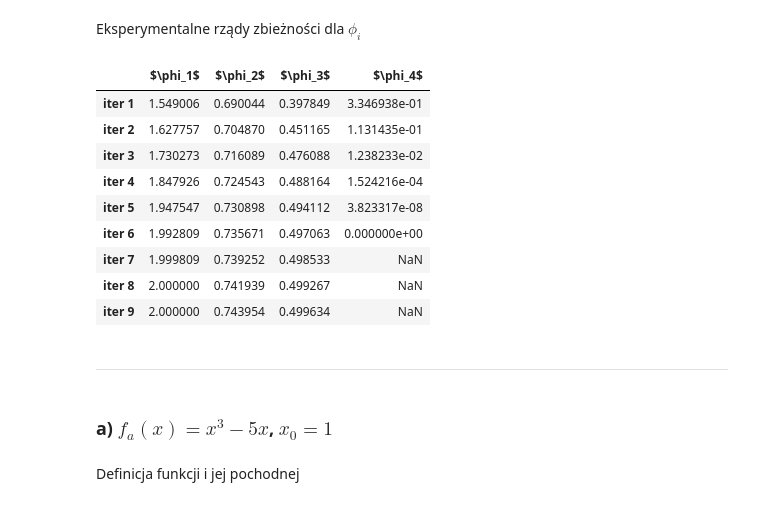
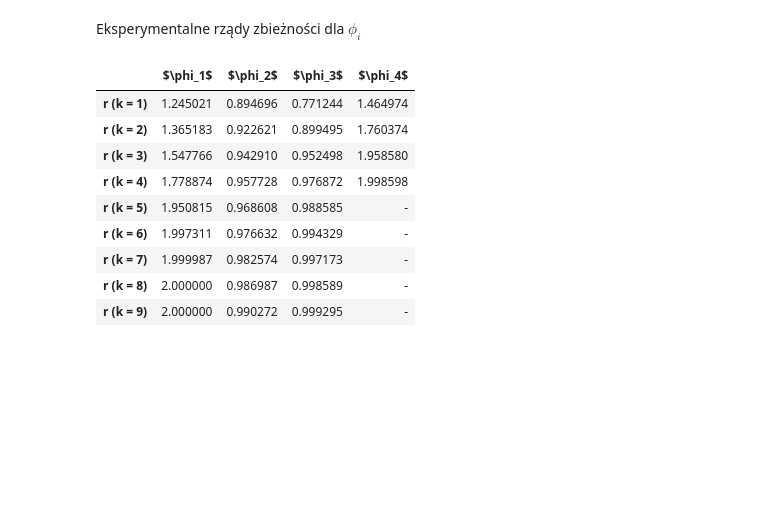
Before and after one commit to Mosder/agh, a Jupyter notebook: sem4/mownit/lab08/zad2.ipynb, the cells around one changed output. Drawn from its saved outputs; the diff is of its cells as text; code cells hidden in the pictures; blank space fills up the shorter version.

```diff
--- a/sem4/mownit/lab08/zad2.ipynb
+++ b/sem4/mownit/lab08/zad2.ipynb
@@ -51,13 +51,13 @@ def iterate(phi, x0, iters=10):
 Wartości w kolejnych iteracjach dla $\phi_i$
 # %%
 # define arbitrary x0
-x0 = 2.5
+x0 = 3
 # get iter values for phi
 xs_phi1 = iterate(phi1, x0)
 xs_phi2 = iterate(phi2, x0)
 xs_phi3 = iterate(phi3, x0)
 xs_phi4 = iterate(phi4, x0)
-# show the values
+# show the values in DataFrame
 pd.DataFrame(
     data=np.array([xs_phi1, xs_phi2, xs_phi3, xs_phi4]).T,
     columns=[rf"$\phi_{i}$" for i in range(1,5)],
@@ -81,30 +81,32 @@ Funkcja obliczająca eksperymentalnie rząd zbieżności
 # %%
 # function calculating order of convergence
 def order_of_conv(xs, true_value):
-    return np.log(xs[1:-1]/xs[2:]) / np.log(xs[:-2]/xs[1:-1])
+    errs = np.abs(xs - true_value)
+    errs = errs[errs > 1e-20]
+    rs = np.log(errs[1:-1]/errs[2:]) / np.log(errs[:-2]/errs[1:-1])
+    return ["{:.6f}".format(r) for r in rs] + ['-']*(len(xs)-len(rs)-2)
 # %% [markdown]
 Eksperymentalne rządy zbieżności dla $\phi_i$
 # %%
 # calculate orders of convergence for phi
 r_phi1 = order_of_conv(xs_phi1, 2)
 r_phi2 = order_of_conv(xs_phi2, 2)
 r_phi3 = order_of_conv(xs_phi3, 2)
 r_phi4 = order_of_conv(xs_phi4, 2)
+# show DataFrame of orders of convergence
 pd.DataFrame(
     data=np.array([r_phi1, r_phi2, r_phi3, r_phi4]).T,
     columns=[rf"$\phi_{i}$" for i in range(1,5)],
-    index=[f"iter {i}" for i in range(1,10)]
+    index=[f"r (k = {i})" for i in range(1,10)]
 )
 # %% [output]
 |  | $\phi_1$ | $\phi_2$ | $\phi_3$ | $\phi_4$ |
-| iter 1 | 1.549006 | 0.690044 | 0.397849 | 3.346938e-01 |
-| iter 2 | 1.627757 | 0.704870 | 0.451165 | 1.131435e-01 |
-| iter 3 | 1.730273 | 0.716089 | 0.476088 | 1.238233e-02 |
-| iter 4 | 1.847926 | 0.724543 | 0.488164 | 1.524216e-04 |
-| iter 5 | 1.947547 | 0.730898 | 0.494112 | 3.823317e-08 |
-| iter 6 | 1.992809 | 0.735671 | 0.497063 | 0.000000e+00 |
-| iter 7 | 1.999809 | 0.739252 | 0.498533 | NaN |
-| iter 8 | 2.000000 | 0.741939 | 0.499267 | NaN |
-| iter 9 | 2.000000 | 0.743954 | 0.499634 | NaN |
+| r (k = 1) | 1.245021 | 0.894696 | 0.771244 | 1.464974 |
+| r (k = 2) | 1.365183 | 0.922621 | 0.899495 | 1.760374 |
+| r (k = 3) | 1.547766 | 0.942910 | 0.952498 | 1.958580 |
+| r (k = 4) | 1.778874 | 0.957728 | 0.976872 | 1.998598 |
+| r (k = 5) | 1.950815 | 0.968608 | 0.988585 | - |
+| r (k = 6) | 1.997311 | 0.976632 | 0.994329 | - |
+| r (k = 7) | 1.999987 | 0.982574 | 0.997173 | - |
+| r (k = 8) | 2.000000 | 0.986987 | 0.998589 | - |
+| r (k = 9) | 2.000000 | 0.990272 | 0.999295 | - |
-# %% [markdown]
---------------------------------------------------------------------------------
@@ -142,4 +112,0 @@ def plot_fun(f, df_dx, x0, f_str, tangents=5, x_start=-5, x_end=5, ylim=10, samp
-# %% [markdown]
-<h3>a) $f_a(x) = x^3 - 5x$, $x_0 = 1$</h3>
-# %% [markdown]
-Definicja funkcji i jej pochodnej
```
Also changed, not shown: parts of 36 cells of this notebook.
